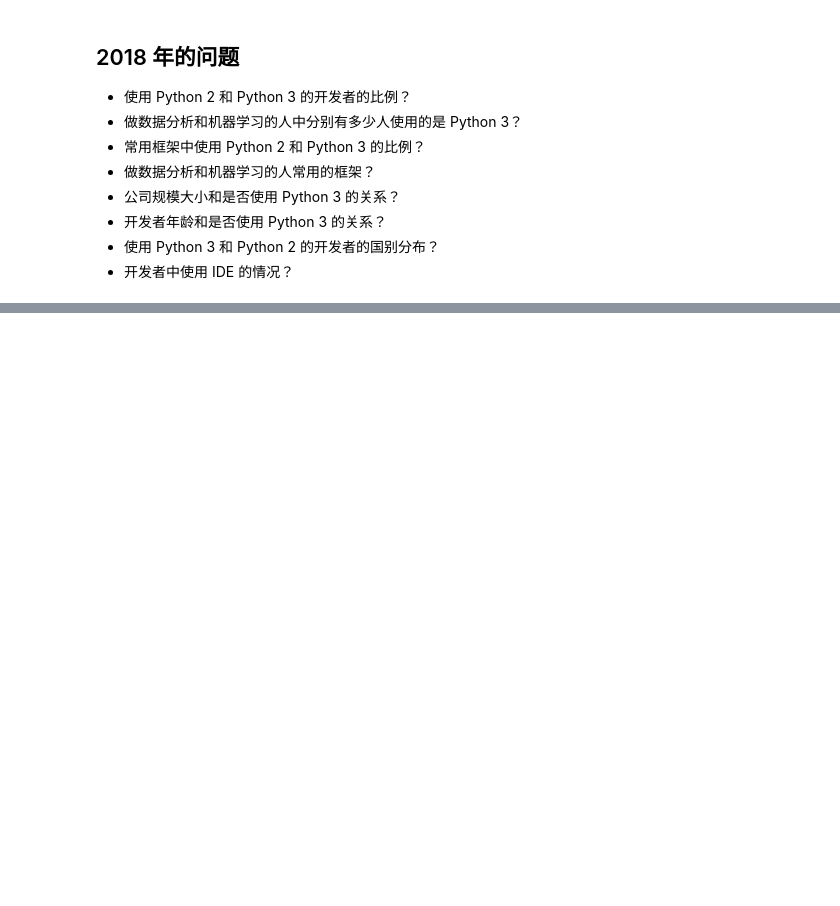
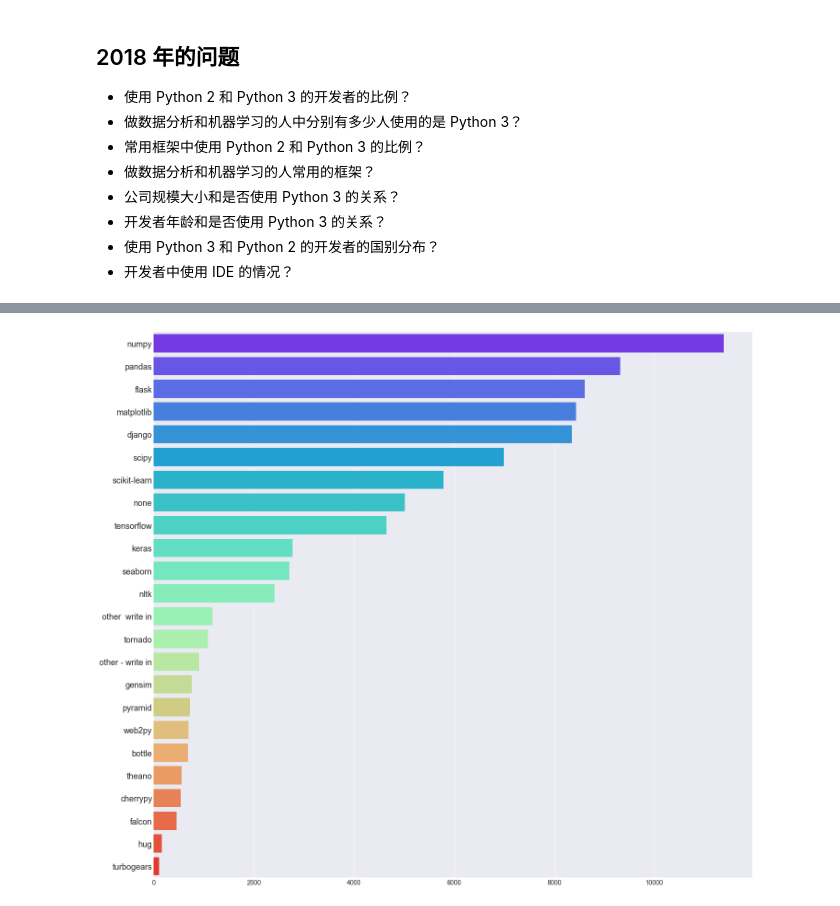
Before and after one commit to secsilm/analyzing-python-survey-2018, a Jupyter notebook: analyzing-python-survey-2018.ipynb, the cells around one changed output, grey strips where cells are left out. Drawn from its saved outputs; the diff is of its cells as text; code cells hidden in the pictures; blank space fills up the shorter version.

```diff
--- a/analyzing-python-survey-2018.ipynb
+++ b/analyzing-python-survey-2018.ipynb
@@ -76,0 +270,12 @@ find_cols(df=survey, kws=['python', 'version'])
+# %%
+values = frameworks.count().sort_values(ascending=False).values
+labels = [item.split(':')[0] for item in frameworks.count().sort_values(ascending=False).index]
+
+plt.figure(figsize=(20, 17))
+sns.barplot(x=values, y=labels, orient='h', palette=sns.color_palette("rainbow", 24))
+plt.xticks(fontsize=14)
+plt.yticks(fontsize=18)
+plt.tight_layout()
+plt.savefig('frameworks.png')
+# %% [output]
+[figure, added]
```
Also changed, not shown: parts of 28 cells of this notebook, 3 other files.
